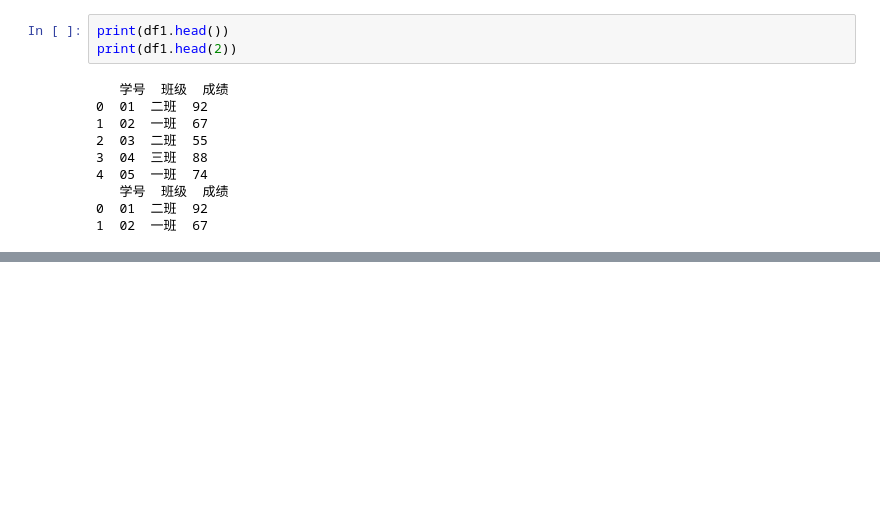
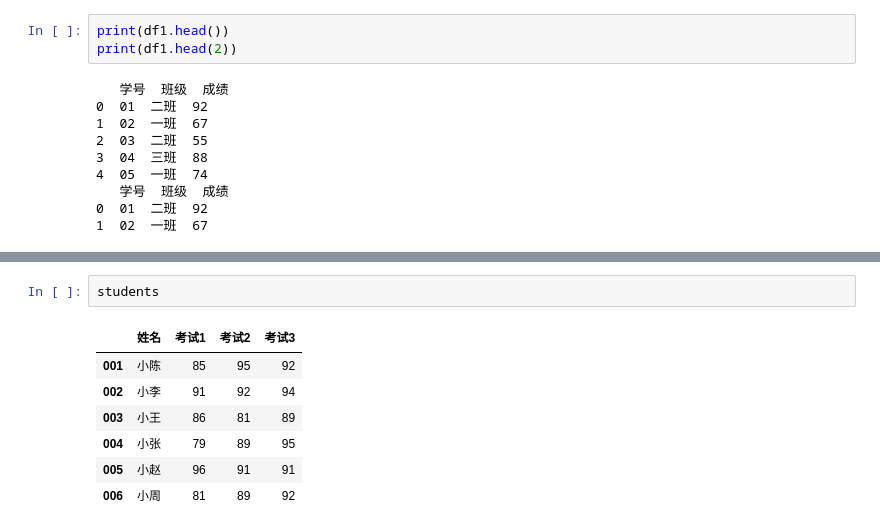
Before and after one commit to BocaiheDabaicai/data_analyze, a Jupyter notebook: data_analyze/pandas_analyze.ipynb, the cells around one changed output, grey strips where cells are left out. Cells and saved outputs as stored; diff of their text form; blank space fills up the shorter version.

```diff
--- a/data_analyze/pandas_analyze.ipynb
+++ b/data_analyze/pandas_analyze.ipynb
@@ -212,0 +485,10 @@ print(df1.head(2))
+# %%
+students
+# %% [output]
+|  | 姓名 | 考试1 | 考试2 | 考试3 |
+| 001 | 小陈 | 85 | 95 | 92 |
+| 002 | 小李 | 91 | 92 | 94 |
+| 003 | 小王 | 86 | 81 | 89 |
+| 004 | 小张 | 79 | 89 | 95 |
+| 005 | 小赵 | 96 | 91 | 91 |
+| 006 | 小周 | 81 | 89 | 92 |
```
Also changed, not shown: parts of 26 cells of this notebook, 1 other file.
